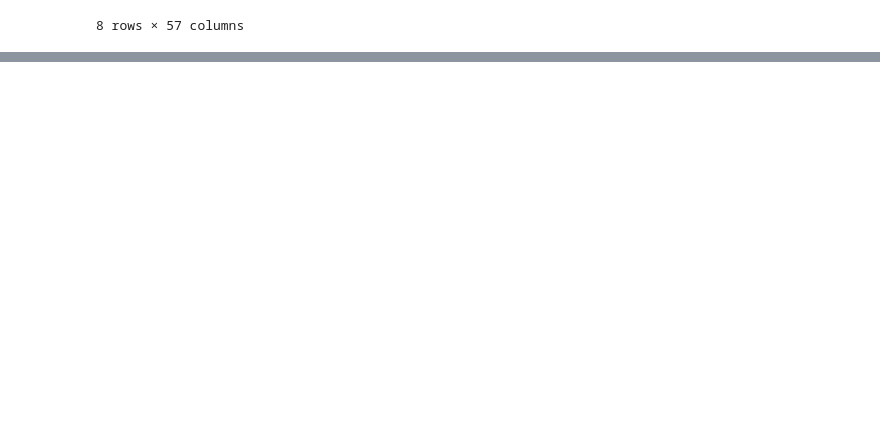
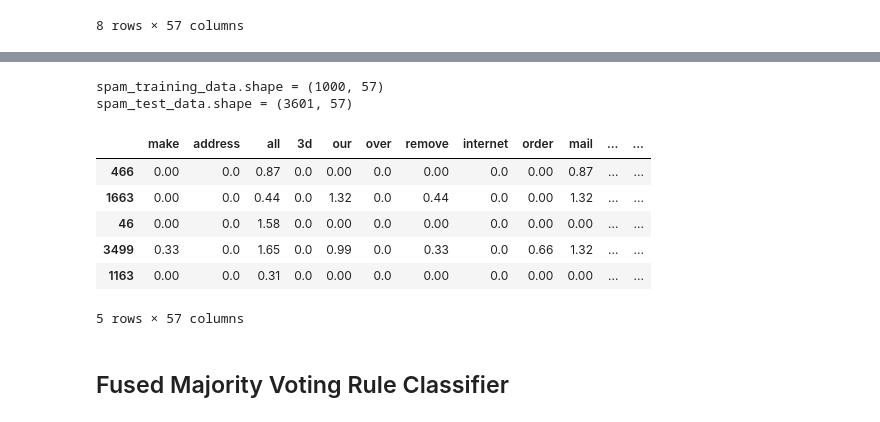
Before and after one commit to BbBot64/Statistics_for_Data_Science, a Jupyter notebook: Project_02/Ortiz_Jason_Project_2_Submission.ipynb, the cells around one changed output, grey strips where cells are left out. Cells and saved outputs as stored; diff of their text form; code cells hidden in the pictures; blank space fills up the shorter version.

```diff
--- a/Project_02/Ortiz_Jason_Project_2_Submission.ipynb
+++ b/Project_02/Ortiz_Jason_Project_2_Submission.ipynb
@@ -72,0 +64,3 @@ Name: Class, Length: 4601, dtype: object
+# %%
+non_class_features = original_spam_df.columns.delete(-1)
+non_class_features
@@ -72,0 +77,23 @@ Name: Class, Length: 4601, dtype: object
+# %%
+spam_training_set, spam_test_set = train_test_split(original_spam_df, test_size=0.7826559, random_state=99)
+# %%
+spam_training_data, spam_training_target = spam_training_set[non_class_features], spam_training_set['Class']
+spam_test_data, spam_test_target = spam_test_set[non_class_features], spam_test_set['Class']
+# %%
+print(f'{spam_training_data.shape = }\n{spam_test_data.shape = }')
+# %% [output]
+spam_training_data.shape = (1000, 57)
+spam_test_data.shape = (3601, 57)
+# %%
+spam_training_data.head()
+#spam_training_target.head()
+#spam_test_data.head()
+#spam_test_target.head()
+# %% [output]
+|  | make | address | all | 3d | our | over | remove | internet | order | mail | ... | ... |
+| 466 | 0.00 | 0.0 | 0.87 | 0.0 | 0.00 | 0.0 | 0.00 | 0.0 | 0.00 | 0.87 | ... | ... |
+| 1663 | 0.00 | 0.0 | 0.44 | 0.0 | 1.32 | 0.0 | 0.44 | 0.0 | 0.00 | 1.32 | ... | ... |
+| 46 | 0.00 | 0.0 | 1.58 | 0.0 | 0.00 | 0.0 | 0.00 | 0.0 | 0.00 | 0.00 | ... | ... |
+| 3499 | 0.33 | 0.0 | 1.65 | 0.0 | 0.99 | 0.0 | 0.33 | 0.0 | 0.66 | 1.32 | ... | ... |
+| 1163 | 0.00 | 0.0 | 0.31 | 0.0 | 0.00 | 0.0 | 0.00 | 0.0 | 0.00 | 0.00 | ... | ... |
+5 rows × 57 columns
@@ -72,0 +118,2 @@ Name: Class, Length: 4601, dtype: object
+# %% [markdown]
+## Fused Majority Voting Rule Classifier
```
Also changed, not shown: parts of 19 cells of this notebook.
